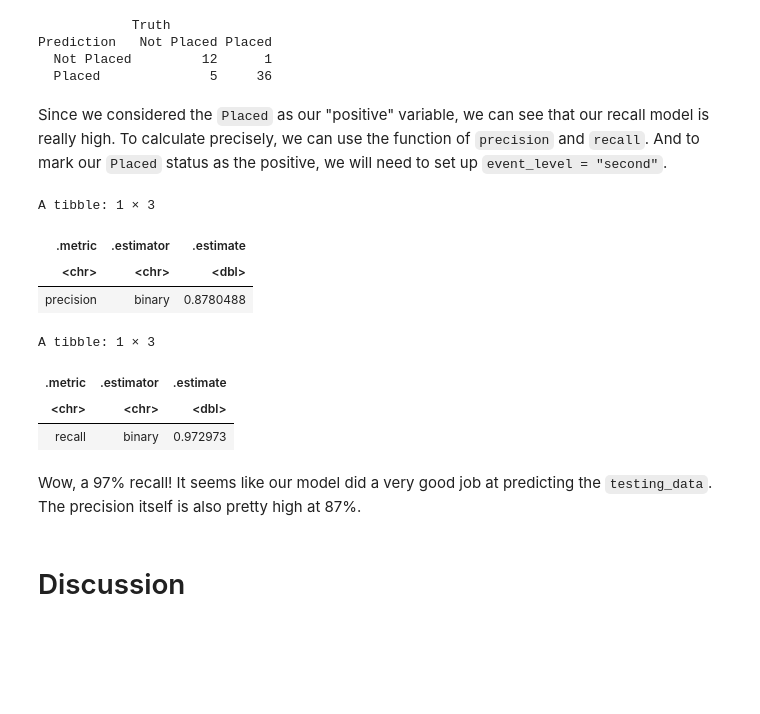
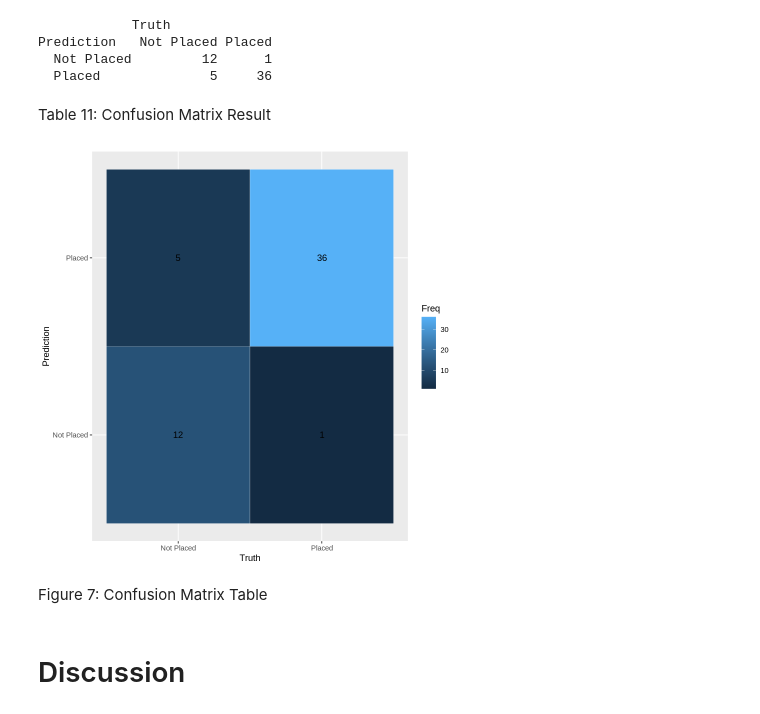
Before and after one commit to Chuewy/DSCI100-27, a Jupyter notebook: Project Report.ipynb, the cells around one changed output. Cells and saved outputs as stored; diff of their text form; code cells hidden in the pictures; blank space fills up the shorter version.

```diff
--- a/Project Report.ipynb
+++ b/Project Report.ipynb
@@ -532,27 +561,23 @@ minim_conf_mat
 Prediction   Not Placed Placed
   Not Placed         12      1
   Placed              5     36
-# %% [markdown]
-Since we considered the `Placed` as our "positive" variable, we can see that our recall model is really high. To calculate precisely, we can use the function of `precision` and `recall`. And to mark our `Placed` status as the positive, we will need to set up `event_level = "second"`.
-# %%
-minim_prec <- minim_predictions |>
-              precision(truth = placement_status, estimate = .pred_class, event_level = "second")
-minim_prec
-
-minim_recall <- minim_predictions |>
-                recall(truth = placement_status, estimate = .pred_class, event_level = "second")
-minim_recall
-# %% [output]
-A tibble: 1 × 3
-| .metric | .estimator | .estimate |
-| <chr> | <chr> | <dbl> |
-| precision | binary | 0.8780488 |
-A tibble: 1 × 3
-| .metric | .estimator | .estimate |
-| <chr> | <chr> | <dbl> |
-| recall | binary | 0.972973 |
-# %% [markdown]
-Wow, a 97% recall! It seems like our model did a very good job at predicting the `testing_data`. The precision itself is also pretty high at 87%.
+# %% [markdown]
+Table 11: Confusion Matrix Result
+# %%
+plt <- as.data.frame(minim_conf_mat$table)
+
+result_graph <- plt |>
+                ggplot(aes(x = Truth, y = Prediction)) +
+                geom_tile(aes(fill = Freq), color = "white") +
+                geom_text(aes(label = Freq)) +
+                labs(x = "Truth",y = "Prediction") +
+                scale_x_discrete(labels=c("Not Placed","Placed")) +
+                scale_y_discrete(labels=c("Not Placed","Placed"))
+result_graph
+# %% [output]
+[figure, added]
+# %% [markdown]
+Figure 7: Confusion Matrix Table
 # %% [markdown]
 # Discussion
 # %% [markdown]
```
Also changed, not shown: parts of 24 cells of this notebook.
